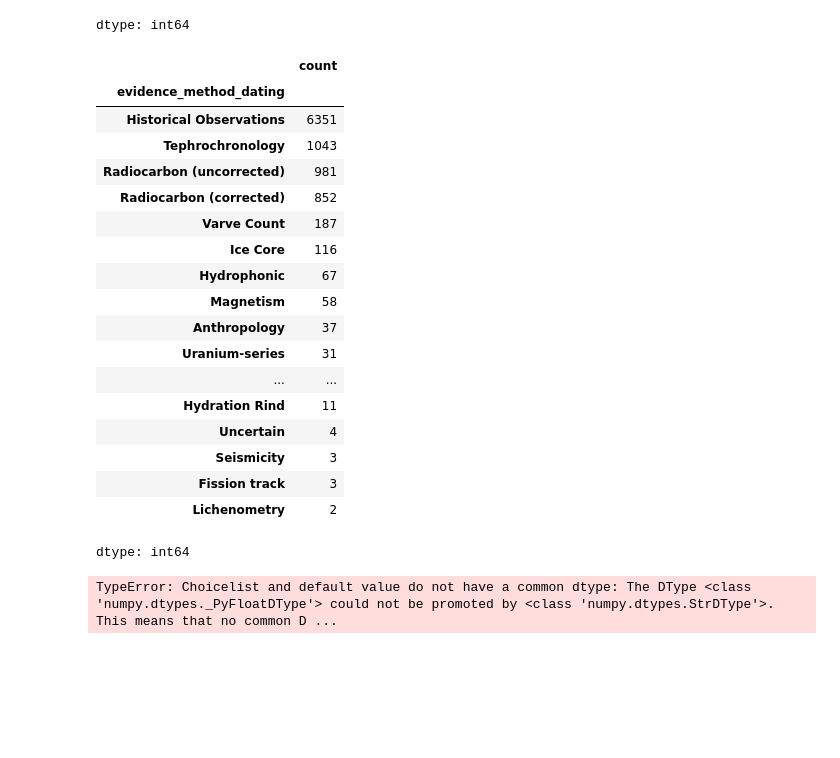
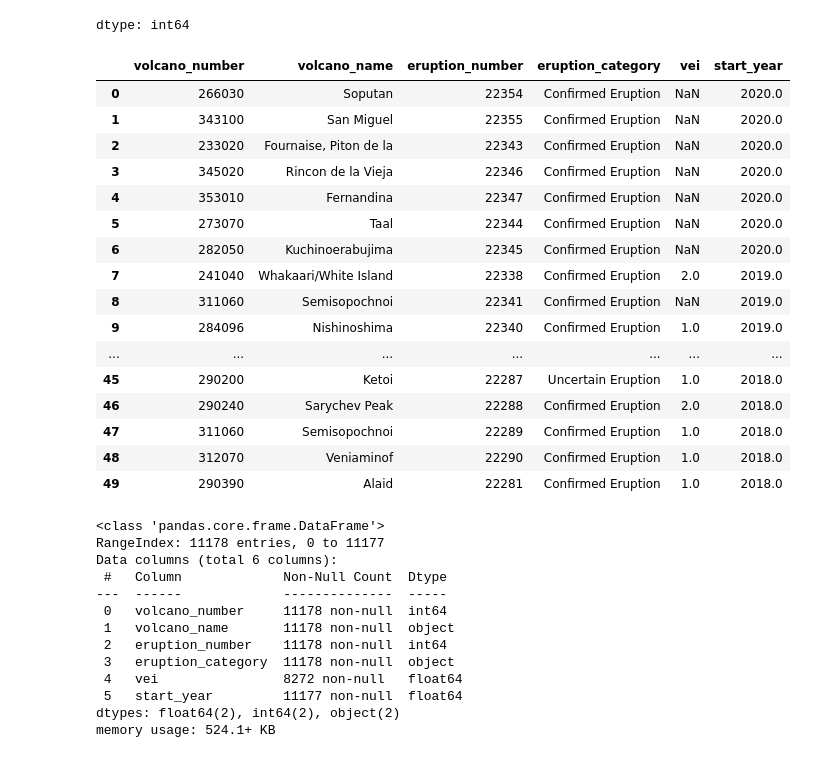
Before and after one commit to RoihansLab/Data-Mining-Project, a Jupyter notebook: Volcano_eruption.ipynb, the cells around one changed output. Saved outputs shown, nothing was run; the diff lists cells and outputs as text; code cells hidden in the pictures; blank space fills up the shorter version.

```diff
--- a/Volcano_eruption.ipynb
+++ b/Volcano_eruption.ipynb
@@ -74,32 +74,49 @@ df_eruption.isnull().sum()
 | latitude | 0 |
 | longitude | 0 |
 dtype: int64
-# %%
-df_eruption['evidence_method_dating'].value_counts()
-# %% [output]
-|  | count |
-| evidence_method_dating |  |
-| Historical Observations | 6351 |
-| Tephrochronology | 1043 |
-| Radiocarbon (uncorrected) | 981 |
-| Radiocarbon (corrected) | 852 |
-| Varve Count | 187 |
-| Ice Core | 116 |
-| Hydrophonic | 67 |
-| Magnetism | 58 |
-| Anthropology | 37 |
-| Uranium-series | 31 |
-| ... | ... |
-| Hydration Rind | 11 |
-| Uncertain | 4 |
-| Seismicity | 3 |
-| Fission track | 3 |
-| Lichenometry | 2 |
-dtype: int64
-# %%
-cols_to_drop = [
-    'evidence_method_dating', 'start_day', 'start_month',
-    ''
-]
-# %% [output]
-TypeError: Choicelist and default value do not have a common dtype: The DType <class 'numpy.dtypes._PyFloatDType'> could not be promoted by <class 'numpy.dtypes.StrDType'>. This means that no common D ...
+# %%
+kolom_inti = [
+    'volcano_number',
+    'volcano_name',
+    'eruption_number',
+    'eruption_category',
+    'vei',
+    'start_year'
+]
+
+df_eruption_new = df_eruption[kolom_inti].copy()
+df_eruption_new.head(50)
+# %% [output]
+|  | volcano_number | volcano_name | eruption_number | eruption_category | vei | start_year |
+| 0 | 266030 | Soputan | 22354 | Confirmed Eruption | NaN | 2020.0 |
+| 1 | 343100 | San Miguel | 22355 | Confirmed Eruption | NaN | 2020.0 |
+| 2 | 233020 | Fournaise, Piton de la | 22343 | Confirmed Eruption | NaN | 2020.0 |
+| 3 | 345020 | Rincon de la Vieja | 22346 | Confirmed Eruption | NaN | 2020.0 |
+| 4 | 353010 | Fernandina | 22347 | Confirmed Eruption | NaN | 2020.0 |
+| 5 | 273070 | Taal | 22344 | Confirmed Eruption | NaN | 2020.0 |
+| 6 | 282050 | Kuchinoerabujima | 22345 | Confirmed Eruption | NaN | 2020.0 |
+| 7 | 241040 | Whakaari/White Island | 22338 | Confirmed Eruption | 2.0 | 2019.0 |
+| 8 | 311060 | Semisopochnoi | 22341 | Confirmed Eruption | NaN | 2019.0 |
+| 9 | 284096 | Nishinoshima | 22340 | Confirmed Eruption | 1.0 | 2019.0 |
+| ... | ... | ... | ... | ... | ... | ... |
+| 45 | 290200 | Ketoi | 22287 | Uncertain Eruption | 1.0 | 2018.0 |
+| 46 | 290240 | Sarychev Peak | 22288 | Confirmed Eruption | 2.0 | 2018.0 |
+| 47 | 311060 | Semisopochnoi | 22289 | Confirmed Eruption | 1.0 | 2018.0 |
+| 48 | 312070 | Veniaminof | 22290 | Confirmed Eruption | 1.0 | 2018.0 |
+| 49 | 290390 | Alaid | 22281 | Confirmed Eruption | 1.0 | 2018.0 |
+# %%
+df_eruption_new.info()
+# %% [output]
+<class 'pandas.core.frame.DataFrame'>
+RangeIndex: 11178 entries, 0 to 11177
+Data columns (total 6 columns):
+ #   Column             Non-Null Count  Dtype
+---  ------             --------------  -----
+ 0   volcano_number     11178 non-null  int64
+ 1   volcano_name       11178 non-null  object
+ 2   eruption_number    11178 non-null  int64
+ 3   eruption_category  11178 non-null  object
+ 4   vei                8272 non-null   float64
+ 5   start_year         11177 non-null  float64
+dtypes: float64(2), int64(2), object(2)
+memory usage: 524.1+ KB
```
Also changed, not shown: parts of 12 cells of this notebook.
